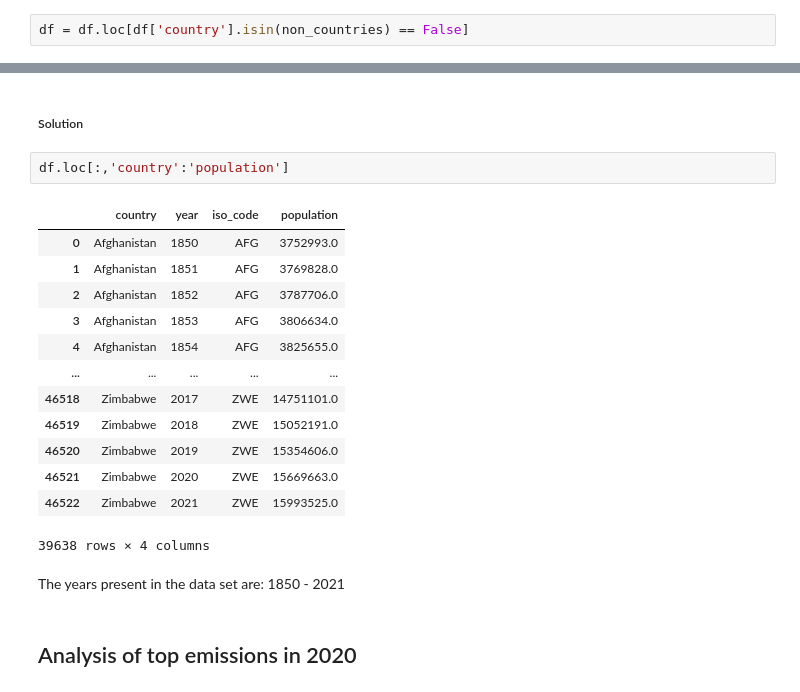
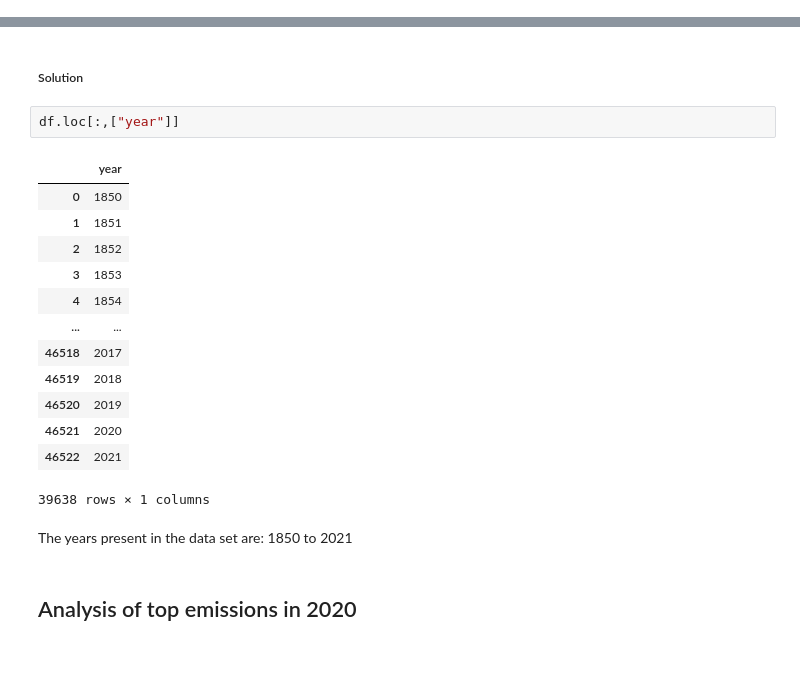
Before and after one commit to KetsiaKay/co2-emission, a Jupyter notebook: KETSIA_MATH_2315_Lab_1.ipynb, the cells around one changed output, grey strips where cells are left out. Drawn from its saved outputs; the diff is of its cells as text; blank space fills up the shorter version.

```diff
--- a/KETSIA_MATH_2315_Lab_1.ipynb
+++ b/KETSIA_MATH_2315_Lab_1.ipynb
@@ -54,5 +74,3 @@ non_countries = ['Africa', 'Africa (GCP)', 'Asia', 'Asia (GCP)', 'Asia (excl. Ch
                   'World']
 # %% [markdown]
 Remove the rows corresponding to the non-countries.
-# %%
-df = df.loc[df['country'].isin(non_countries) == False]
@@ -107,23 +142,23 @@ memory usage: 26.6+ MB
 # %% [markdown]
 ##### Solution
 # %%
-df.loc[:,'country':'population']
+df.loc[:,["year"]]
 # %% [output]
-|  | country | year | iso_code | population |
-| 0 | Afghanistan | 1850 | AFG | 3752993.0 |
-| 1 | Afghanistan | 1851 | AFG | 3769828.0 |
-| 2 | Afghanistan | 1852 | AFG | 3787706.0 |
-| 3 | Afghanistan | 1853 | AFG | 3806634.0 |
-| 4 | Afghanistan | 1854 | AFG | 3825655.0 |
-| ... | ... | ... | ... | ... |
-| 46518 | Zimbabwe | 2017 | ZWE | 14751101.0 |
-| 46519 | Zimbabwe | 2018 | ZWE | 15052191.0 |
-| 46520 | Zimbabwe | 2019 | ZWE | 15354606.0 |
-| 46521 | Zimbabwe | 2020 | ZWE | 15669663.0 |
-| 46522 | Zimbabwe | 2021 | ZWE | 15993525.0 |
+|  | year |
+| 0 | 1850 |
+| 1 | 1851 |
+| 2 | 1852 |
+| 3 | 1853 |
+| 4 | 1854 |
+| ... | ... |
+| 46518 | 2017 |
+| 46519 | 2018 |
+| 46520 | 2019 |
+| 46521 | 2020 |
+| 46522 | 2021 |
-39638 rows × 4 columns
+39638 rows × 1 columns
 # %% [markdown]
-The years present in the data set are: 1850 - 2021
+The years present in the data set are: 1850 to 2021
 # %% [markdown]
 ## Analysis of top emissions in 2020
 # %% [markdown]
```
Also changed, not shown: parts of 18 cells of this notebook.
